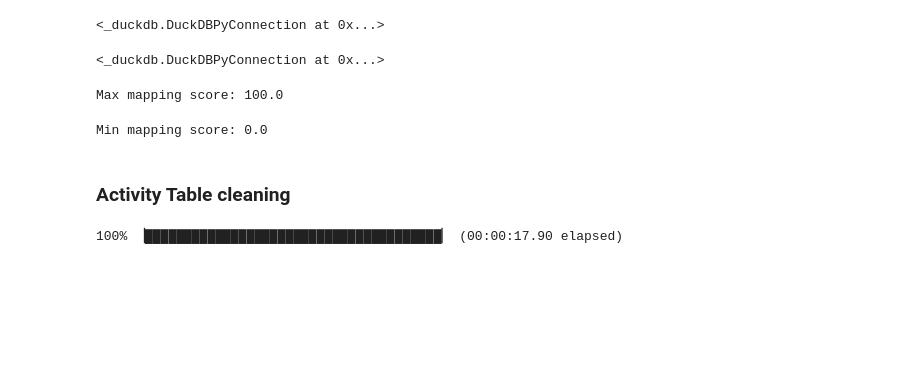
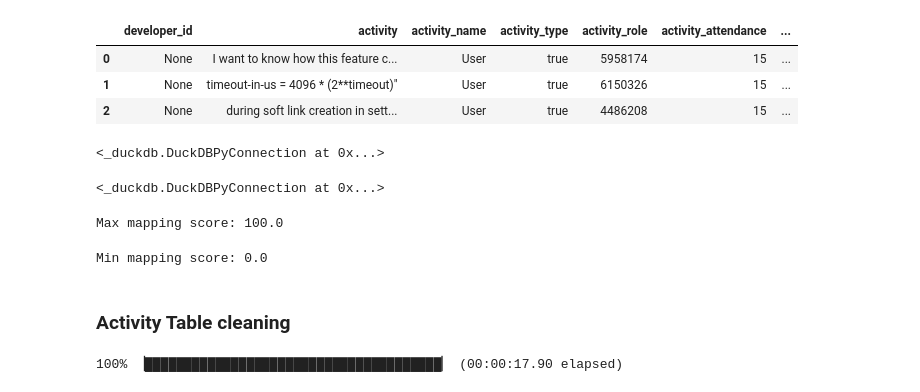
Before and after one commit to WBDoran/Spring2026_IndustryProject, a Jupyter notebook: Cleaning.ipynb, the cells around one changed output. Saved outputs shown, nothing was run; the diff lists cells and outputs as text; code cells hidden in the pictures; blank space fills up the shorter version.

Commit message:
isolate the anomaly of activity score

```diff
--- a/Cleaning.ipynb
+++ b/Cleaning.ipynb
@@ -8,6 +8,31 @@ con = duckdb.connect("developer_project.duckdb")
 
 pd.set_option("display.max_columns", 200)
 pd.set_option("display.max_rows", 100)
+# %%
+df = con.execute("""
+SELECT
+    dev_contact AS developer_id,
+    activity,
+    activity_name,
+    activity_type,
+    activity_role,
+    activity_attendance,
+    activity_score,
+    activity_date,
+    activity_id,
+    lead_source
+FROM activity_clean
+WHERE activity_score < 0 OR activity_score > 100
+ORDER BY activity_score DESC
+LIMIT 1000
+""").fetchdf()
+
+df
+# %% [output]
+|  | developer_id | activity | activity_name | activity_type | activity_role | activity_attendance | ... |
+| 0 | None | I want to know how this feature c... | User | true | 5958174 | 15 | ... |
+| 1 | None | timeout-in-us = 4096 * (2**timeout)" | User | true | 6150326 | 15 | ... |
+| 2 | None | during soft link creation in sett... | User | true | 4486208 | 15 | ... |
 # %%
 con.execute("""
 CREATE OR REPLACE TABLE activity_score_mapping_raw AS
```
